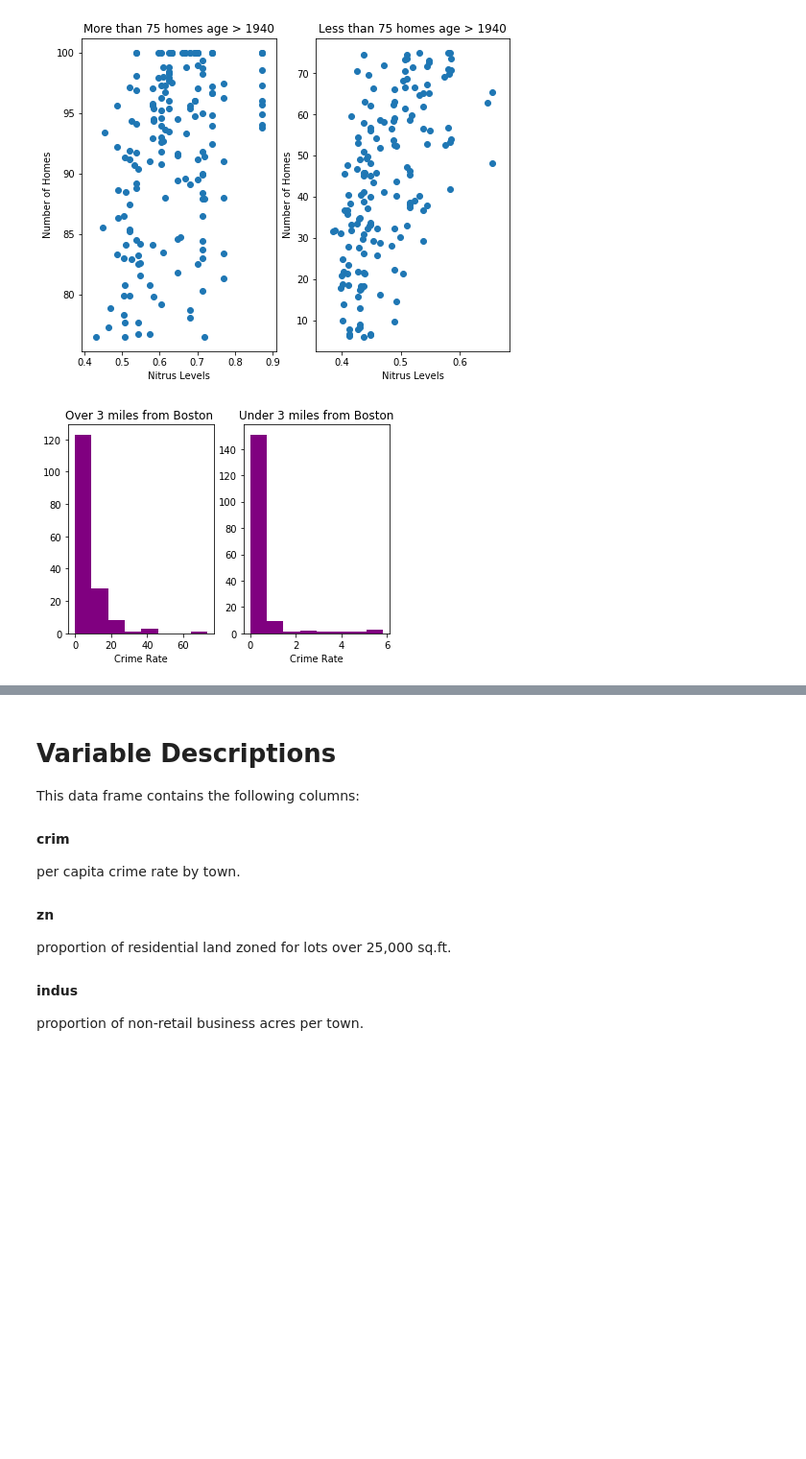
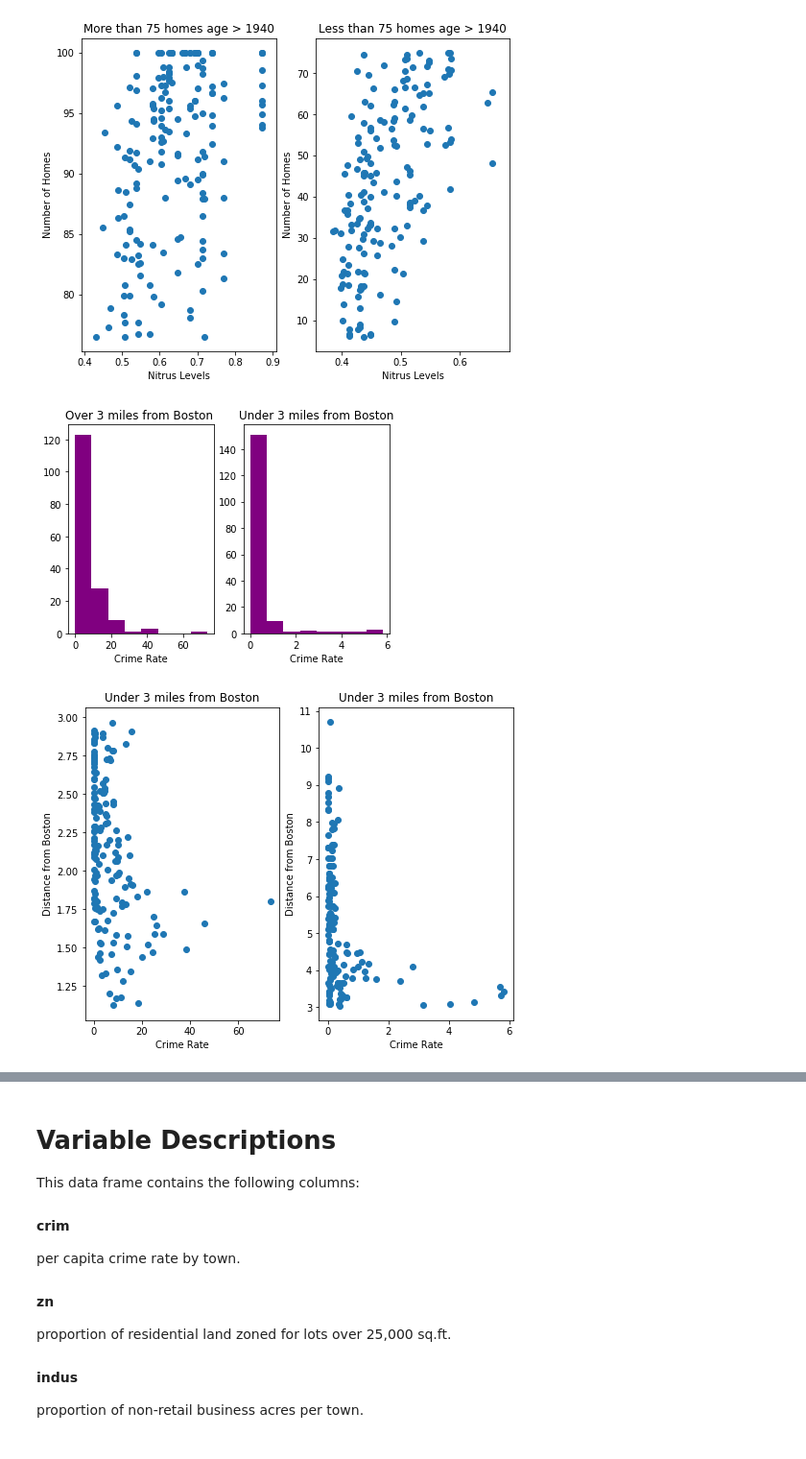
Before and after one commit to FHyder/dsc-1-03-16-eda-with-pandas-using-the-boston-housing-data-lab-online-ds-pt-100118, a Jupyter notebook: index.ipynb, the cells around one changed output, grey strips where cells are left out. Shown at 96% size. Cells and saved outputs as stored; diff of their text form; code cells hidden in the pictures; blank space fills up the shorter version.

Commit message:
added scatters

```diff
--- a/index.ipynb
+++ b/index.ipynb
@@ -120,22 +120,38 @@ plt.show()
 # %%
 closertojobs = df.loc[df['dis']<3, 'crim']
 furtherfromjobs = df.loc[df['dis']>3, 'crim']
 x = closertojobs
 y = furtherfromjobs
-
+z = df.loc[df['dis']>3, 'dis']
+w = df.loc[df['dis']<3, 'dis']
 figure = plt.figure()
+scatterfigure = plt.figure(figsize=(8,6))
 
 ax1 = figure.add_subplot(121)
 ax2 = figure.add_subplot(122)
 ax1.hist(x, bins=8, color = 'purple')
 ax1.set_title('Over 3 miles from Boston ')
 ax1.set_xlabel('Crime Rate')
 ax2.hist(y, bins=8, color = 'purple')
 ax2.set_title('Under 3 miles from Boston')
 ax2.set_xlabel('Crime Rate')
+
+ax3 = scatterfigure.add_subplot(121)
+ax3.scatter(x,w)
+ax3.set_ylabel('Distance from Boston')
+ax3.set_title('Under 3 miles from Boston')
+ax3.set_xlabel('Crime Rate')
+
+ax4 = scatterfigure.add_subplot(122)
+ax4.scatter(y,z)
+ax4.set_ylabel('Distance from Boston')
+ax4.set_title('Under 3 miles from Boston')
+ax4.set_xlabel('Crime Rate')
+
 plt.show()
 # %% [output]
 [figure]
+[figure, added]
 # %%
 lessrooms = df.loc[df['rm']<6, 'ptratio']
 morerooms = df.loc[df['rm']>6, 'ptratio']
```
Also changed, not shown: parts of 1 cell of this notebook.
